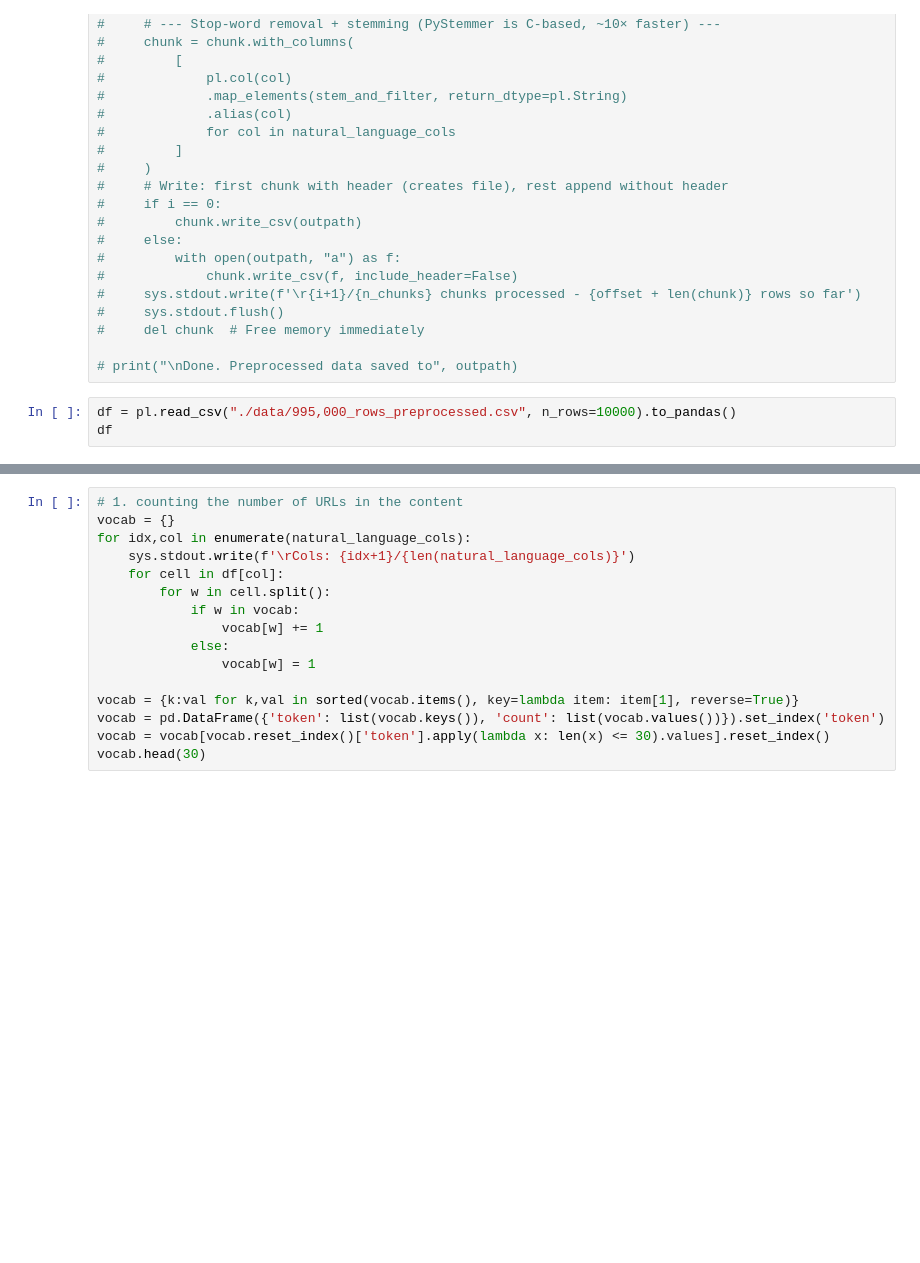
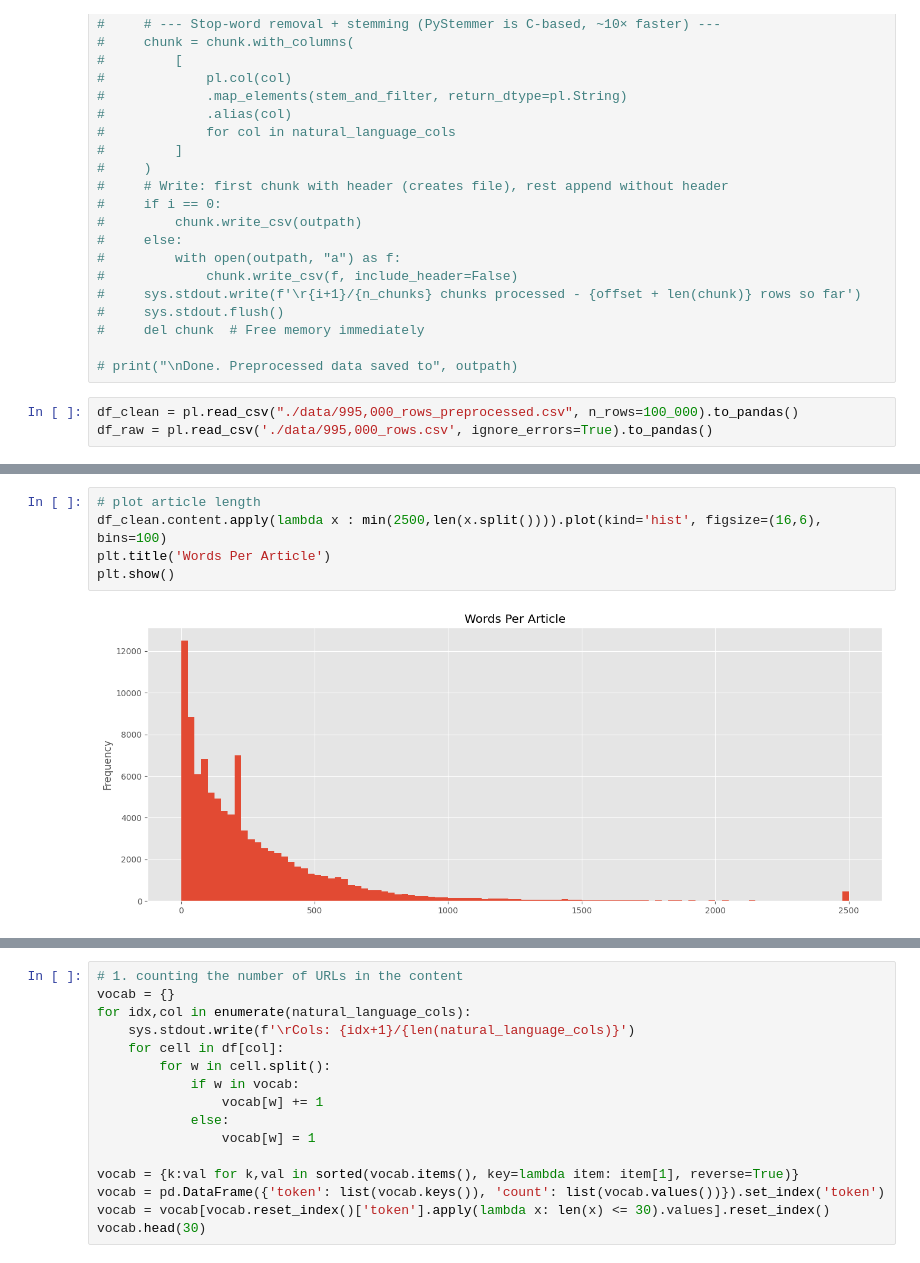
Before and after one commit to karlaugustnybo/Fake-News-Project, a Jupyter notebook: news/news_part_1.ipynb, the cells around one changed output, grey strips where cells are left out. Drawn from its saved outputs; the diff is of its cells as text; blank space fills up the shorter version.

```diff
--- a/news/news_part_1.ipynb
+++ b/news/news_part_1.ipynb
@@ -319,5 +319,5 @@ plt.show()
 
 # print("\nDone. Preprocessed data saved to", outpath)
 # %%
-df = pl.read_csv("./data/995,000_rows_preprocessed.csv", n_rows=10000).to_pandas()
-df
+df_clean = pl.read_csv("./data/995,000_rows_preprocessed.csv", n_rows=100_000).to_pandas()
+df_raw = pl.read_csv('./data/995,000_rows.csv', ignore_errors=True).to_pandas()
@@ -337,0 +368,7 @@ df
+# %%
+# plot article length
+df_clean.content.apply(lambda x : min(2500,len(x.split()))).plot(kind='hist', figsize=(16,6), bins=100)
+plt.title('Words Per Article')
+plt.show()
+# %% [output]
+[figure, added]
```
Also changed, not shown: parts of 13 cells of this notebook.
